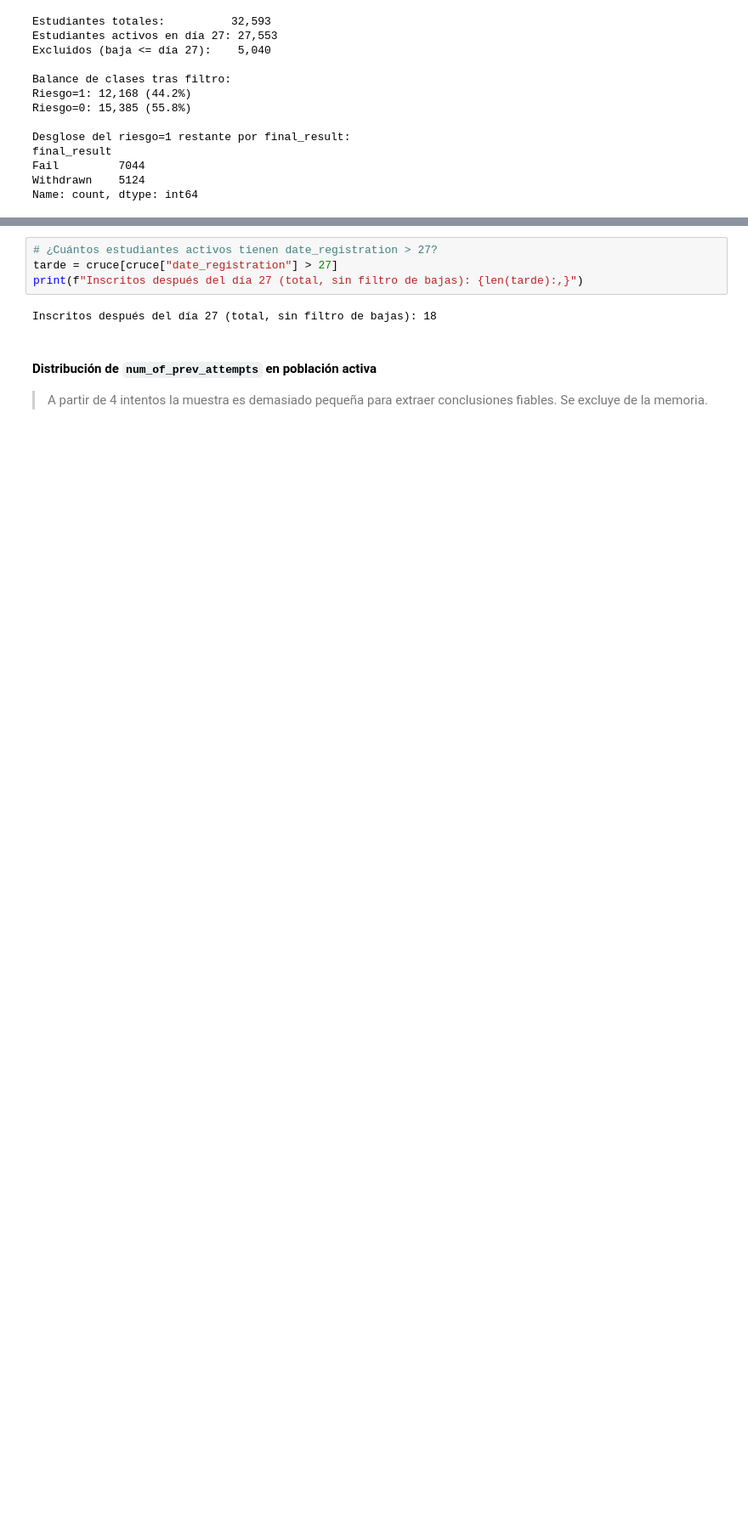
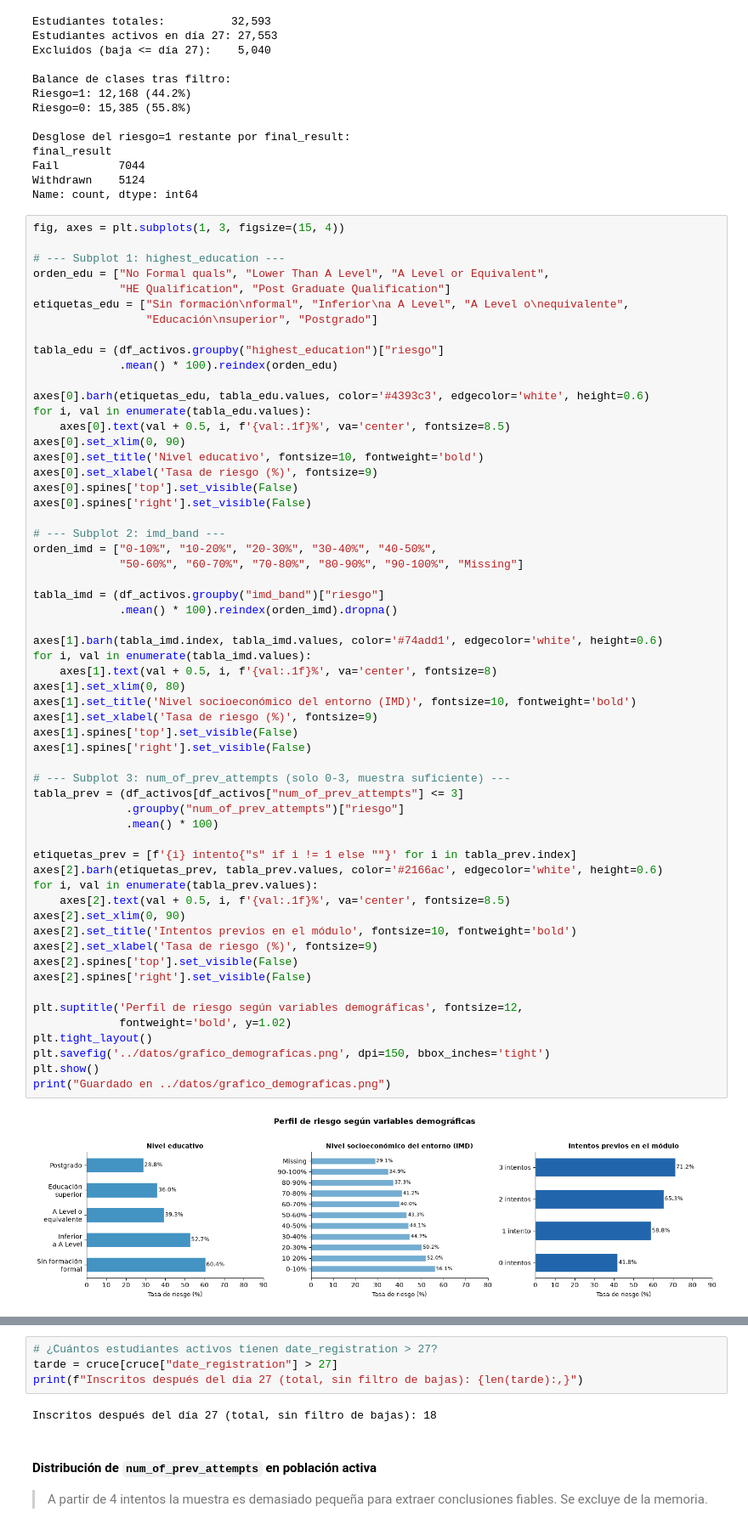
Before and after one commit to BSolanaH/oulad, a Jupyter notebook: notebooks/01_EDA.ipynb, the cells around one changed output, grey strips where cells are left out. Shown at 85% size. Drawn from its saved outputs; the diff is of its cells as text; blank space fills up the shorter version.

```diff
--- a/notebooks/01_EDA.ipynb
+++ b/notebooks/01_EDA.ipynb
@@ -853,3 +889,63 @@ final_result
 Fail         7044
 Withdrawn    5124
 Name: count, dtype: int64
+# %%
+fig, axes = plt.subplots(1, 3, figsize=(15, 4))
+
+# --- Subplot 1: highest_education ---
+orden_edu = ["No Formal quals", "Lower Than A Level", "A Level or Equivalent",
+             "HE Qualification", "Post Graduate Qualification"]
+etiquetas_edu = ["Sin formación\nformal", "Inferior\na A Level", "A Level o\nequivalente",
+                 "Educación\nsuperior", "Postgrado"]
+
+tabla_edu = (df_activos.groupby("highest_education")["riesgo"]
+             .mean() * 100).reindex(orden_edu)
+
+axes[0].barh(etiquetas_edu, tabla_edu.values, color='#4393c3', edgecolor='white', height=0.6)
+for i, val in enumerate(tabla_edu.values):
+    axes[0].text(val + 0.5, i, f'{val:.1f}%', va='center', fontsize=8.5)
+axes[0].set_xlim(0, 90)
+axes[0].set_title('Nivel educativo', fontsize=10, fontweight='bold')
+axes[0].set_xlabel('Tasa de riesgo (%)', fontsize=9)
+axes[0].spines['top'].set_visible(False)
+axes[0].spines['right'].set_visible(False)
+
+# --- Subplot 2: imd_band ---
+orden_imd = ["0-10%", "10-20%", "20-30%", "30-40%", "40-50%",
+             "50-60%", "60-70%", "70-80%", "80-90%", "90-100%", "Missing"]
+
+tabla_imd = (df_activos.groupby("imd_band")["riesgo"]
+             .mean() * 100).reindex(orden_imd).dropna()
+
+axes[1].barh(tabla_imd.index, tabla_imd.values, color='#74add1', edgecolor='white', height=0.6)
+for i, val in enumerate(tabla_imd.values):
+    axes[1].text(val + 0.5, i, f'{val:.1f}%', va='center', fontsize=8)
+axes[1].set_xlim(0, 80)
+axes[1].set_title('Nivel socioeconómico del entorno (IMD)', fontsize=10, fontweight='bold')
+axes[1].set_xlabel('Tasa de riesgo (%)', fontsize=9)
+axes[1].spines['top'].set_visible(False)
+axes[1].spines['right'].set_visible(False)
+
+# --- Subplot 3: num_of_prev_attempts (solo 0-3, muestra suficiente) ---
+tabla_prev = (df_activos[df_activos["num_of_prev_attempts"] <= 3]
+              .groupby("num_of_prev_attempts")["riesgo"]
+              .mean() * 100)
+
+etiquetas_prev = [f'{i} intento{"s" if i != 1 else ""}' for i in tabla_prev.index]
+axes[2].barh(etiquetas_prev, tabla_prev.values, color='#2166ac', edgecolor='white', height=0.6)
+for i, val in enumerate(tabla_prev.values):
+    axes[2].text(val + 0.5, i, f'{val:.1f}%', va='center', fontsize=8.5)
+axes[2].set_xlim(0, 90)
+axes[2].set_title('Intentos previos en el módulo', fontsize=10, fontweight='bold')
+axes[2].set_xlabel('Tasa de riesgo (%)', fontsize=9)
+axes[2].spines['top'].set_visible(False)
+axes[2].spines['right'].set_visible(False)
+
+plt.suptitle('Perfil de riesgo según variables demográficas', fontsize=12,
+             fontweight='bold', y=1.02)
+plt.tight_layout()
+plt.savefig('../datos/grafico_demograficas.png', dpi=150, bbox_inches='tight')
+plt.show()
+print("Guardado en ../datos/grafico_demograficas.png")
+# %% [output]
+[figure, added]
```
Also changed, not shown: parts of 15 cells of this notebook, 4 other files.
